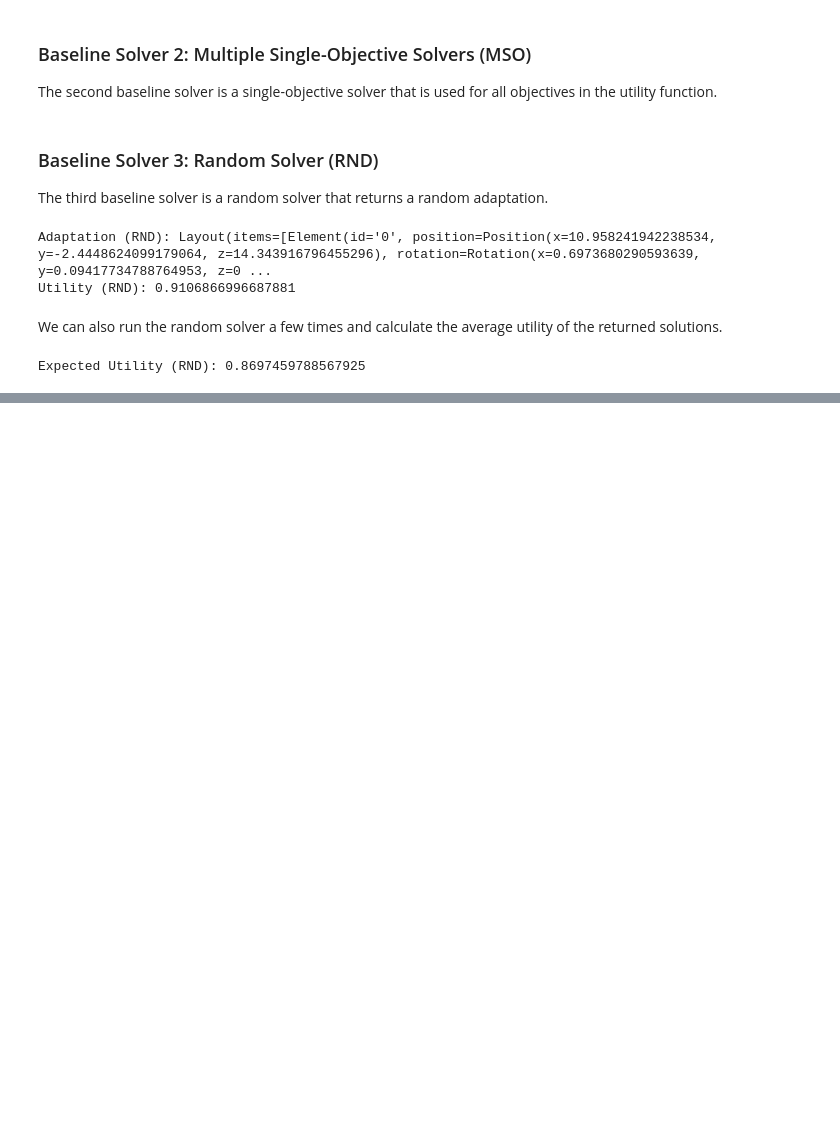
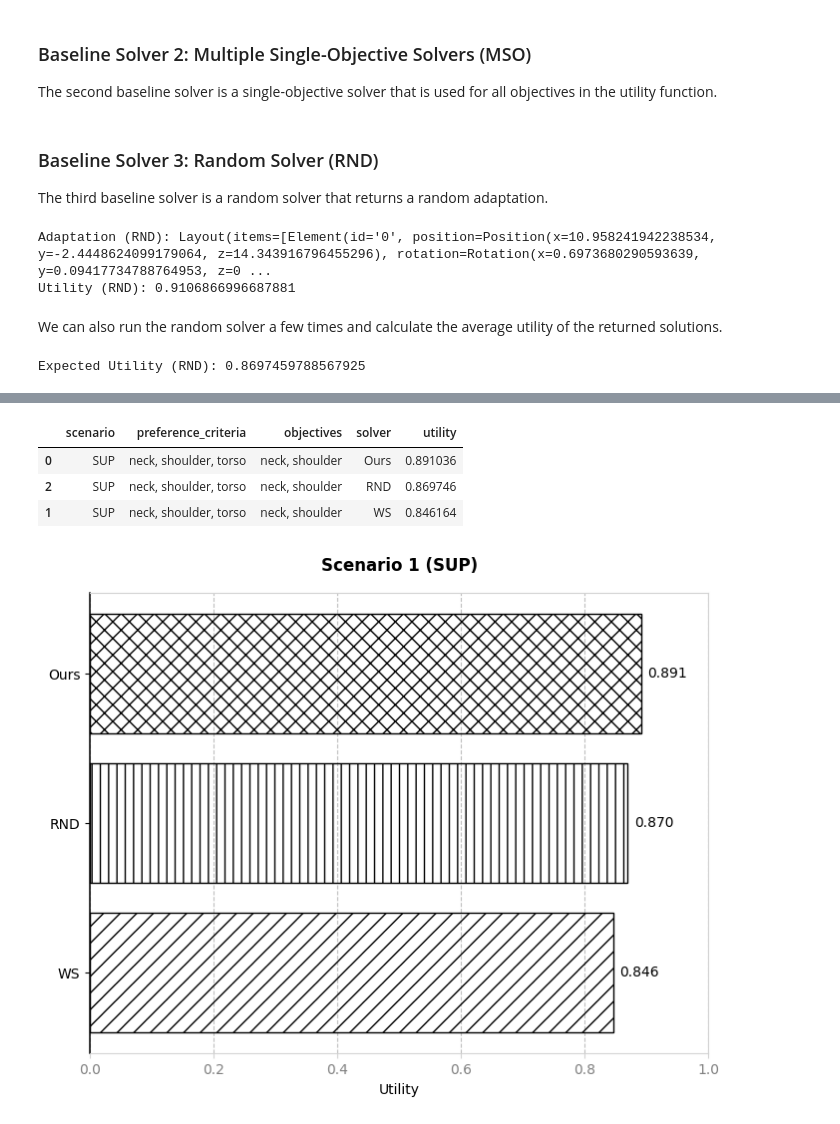
Before and after one commit to christophajohns/auit-pareto-solver, a Jupyter notebook: evaluation.ipynb, the cells around one changed output, grey strips where cells are left out. Cells and saved outputs as stored; diff of their text form; code cells hidden in the pictures; blank space fills up the shorter version.

Commit message:
Add a visualization

```diff
--- a/evaluation.ipynb
+++ b/evaluation.ipynb
@@ -64,6 +80,13 @@ def get_utility_of_equally_weighted_sum_adaptation(problem, get_utility, verbose
     return equally_weighted_sum_utility
 
 equally_weighted_sum_utility = get_utility_of_equally_weighted_sum_adaptation(problem, get_utility, verbose=True)
+results = results.append({
+    "scenario": "SUP",
+    "preference_criteria": ", ".join(SCENARIO_1_PREFERENCE_CRITERIA),
+    "objectives": ", ".join(SCENARIO_1_OBJECTIVES),
+    "solver": "WS",
+    "utility": equally_weighted_sum_utility,
+}, ignore_index=True)
 # %% [output]
 Equally Weighted Sum Adaptation: Layout(items=[Element(id='0', position=Position(x=2.360711458713962, y=-19.79942493019234, z=-4.159182935835284), rotation=Rotation(x=0.1789992668156376, y=0.819468286 ...
 Equally Weighted Sum Utility: 0.8461635646145993
@@ -104,6 +127,13 @@ def get_expected_utility_of_random_adaptation(problem, get_utility, n_trials = 1
         print("Expected Utility (RND):", np.average(utilities))
     return np.average(utilities)
 
-utility_for_random_adaptation = get_expected_utility_of_random_adaptation(problem, get_utility, n_trials=100, verbose=True)
+expected_utility_for_random_adaptation = get_expected_utility_of_random_adaptation(problem, get_utility, n_trials=100, verbose=True)
+results = results.append({
+    "scenario": "SUP",
+    "preference_criteria": ", ".join(SCENARIO_1_PREFERENCE_CRITERIA),
+    "objectives": ", ".join(SCENARIO_1_OBJECTIVES),
+    "solver": "RND",
+    "utility": expected_utility_for_random_adaptation,
+}, ignore_index=True)
 # %% [output]
 Expected Utility (RND): 0.8697459788567925
@@ -109,0 +144,63 @@ Expected Utility (RND): 0.8697459788567925
+# %%
+# Show results
+results[results["scenario"] == "SUP"].sort_values(by=["scenario", "utility"], ascending=False)
+# %% [output]
+|  | scenario | preference_criteria | objectives | solver | utility |
+| 0 | SUP | neck, shoulder, torso | neck, shoulder | Ours | 0.891036 |
+| 2 | SUP | neck, shoulder, torso | neck, shoulder | RND | 0.869746 |
+| 1 | SUP | neck, shoulder, torso | neck, shoulder | WS | 0.846164 |
+# %%
+# Visualize results for scenario 1 in a horizontal bar chart
+def visualize_results(data, title):
+    """Visualize the results for scenario 1."""
+    # Get figure
+    fig, ax = plt.subplots(figsize=(8, 6))
+    # Set title
+    ax.set_title(title, fontweight="bold", pad=16)
+    # Set x-axis
+    ax.set_xlabel("Utility")
+    # Set y-axis
+    # ax.set_ylabel("Solver")
+    # Set grid
+    ax.set_axisbelow(True)
+    ax.grid(color='gray', linestyle='dashed', axis="x", alpha=0.5)
+    # Set limits
+    ax.set_xlim(0, 1)
+    # Set spines to grey
+    ax.spines["bottom"].set_color('lightgray')
+    ax.spines["top"].set_color('lightgray')
+    ax.spines["right"].set_color('lightgray')
+    ax.spines["left"].set_color('k')
+    # Set the left spine to be thick
+    ax.spines["left"].set_linewidth(1.1)
+    # Set the tick labels and axis labels color to grey
+    ax.tick_params(axis="x", which="both", labelcolor='gray', color='lightgray')
+    # Plot bars
+    hatches = ["//", "||", "xx", "++", "oo", "**"]
+    ax.barh(data["solver"], data["utility"],
+        edgecolor="k",
+        color="none",
+        hatch=data["solver"].map(dict(zip(data["solver"].unique(), hatches))),
+    )
+    # Set y-axis
+    ax.set_yticks(data["solver"])
+    ax.set_yticklabels(data["solver"])
+    # Set labels
+    for i, (solver, utility) in enumerate(zip(data["solver"], data["utility"])):
+        ax.text(utility + 0.01, i, f"{utility:.3f}", ha="left", va="center", color="k")
+    # Return figure
+    return fig
+
+def visualize_scenario_1(results):
+    """Visualize the results for scenario 1."""
+    # Get data
+    data = results[results["scenario"] == "SUP"].sort_values(by=["scenario", "utility"], ascending=True)
+    # Get figure
+    fig = visualize_results(data, "Scenario 1 (SUP)")
+    # Return figure
+    return fig
+
+fig_scenario_1 = visualize_scenario_1(results)
+plt.show(fig_scenario_1)
+# %% [output]
+[figure, added]
```
Also changed, not shown: parts of 4 cells of this notebook, 2 other files.
